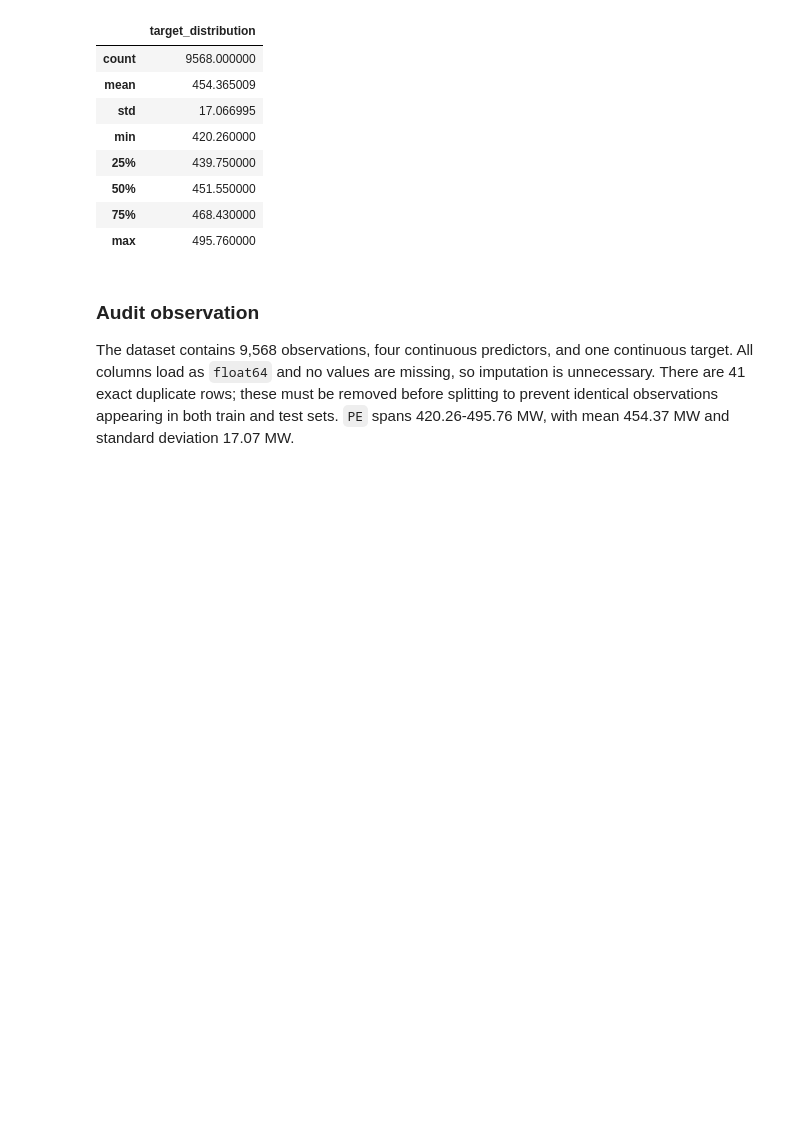
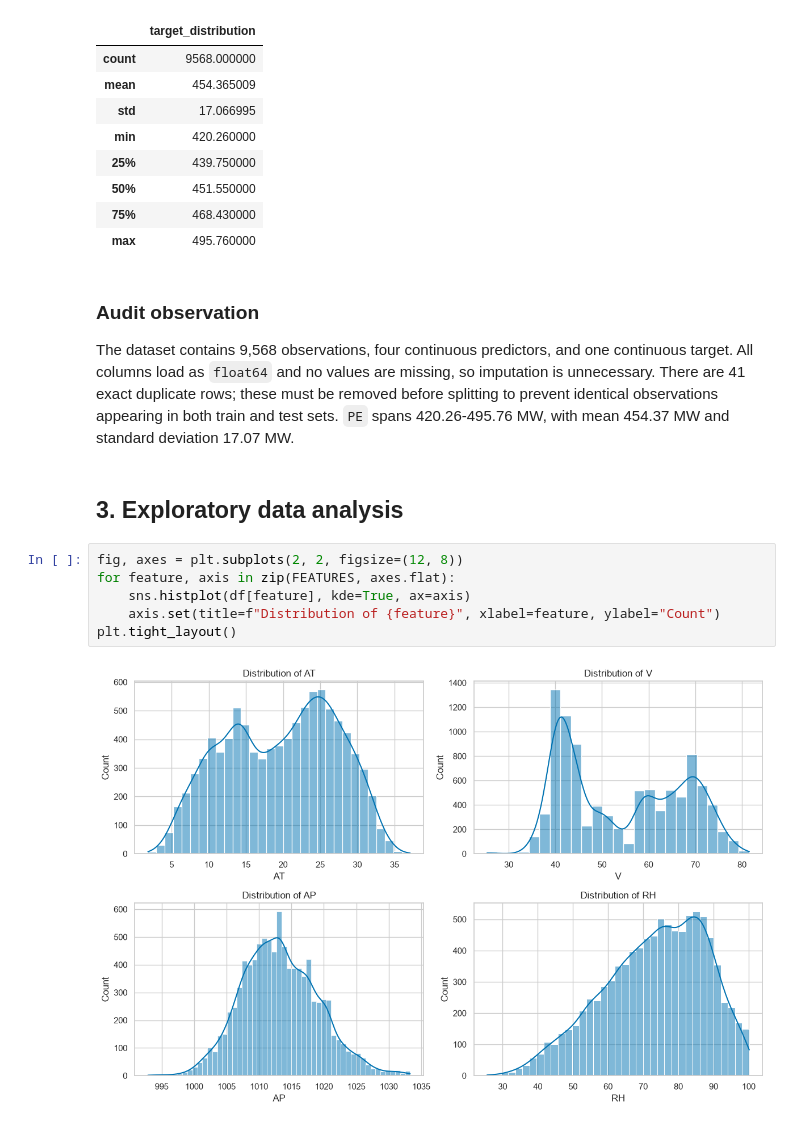
Before and after one commit to arhamgarg/ml-capstone, a Jupyter notebook: notebooks/regression.ipynb, the cells around one changed output. Cells and saved outputs as stored; diff of their text form; blank space fills up the shorter version.

Commit message:
feat(regression): add rubric-aligned EDA visualizations

```diff
--- a/notebooks/regression.ipynb
+++ b/notebooks/regression.ipynb
@@ -80,3 +80,13 @@ display(df[TARGET].describe().to_frame("target_distribution"))
 ### Audit observation
 
 The dataset contains 9,568 observations, four continuous predictors, and one continuous target. All columns load as `float64` and no values are missing, so imputation is unnecessary. There are 41 exact duplicate rows; these must be removed before splitting to prevent identical observations appearing in both train and test sets. `PE` spans 420.26-495.76 MW, with mean 454.37 MW and standard deviation 17.07 MW.
+# %% [markdown]
+## 3. Exploratory data analysis
+# %%
+fig, axes = plt.subplots(2, 2, figsize=(12, 8))
+for feature, axis in zip(FEATURES, axes.flat):
+    sns.histplot(df[feature], kde=True, ax=axis)
+    axis.set(title=f"Distribution of {feature}", xlabel=feature, ylabel="Count")
+plt.tight_layout()
+# %% [output]
+[figure, added]
```
Also changed, not shown: parts of 7 cells of this notebook.
